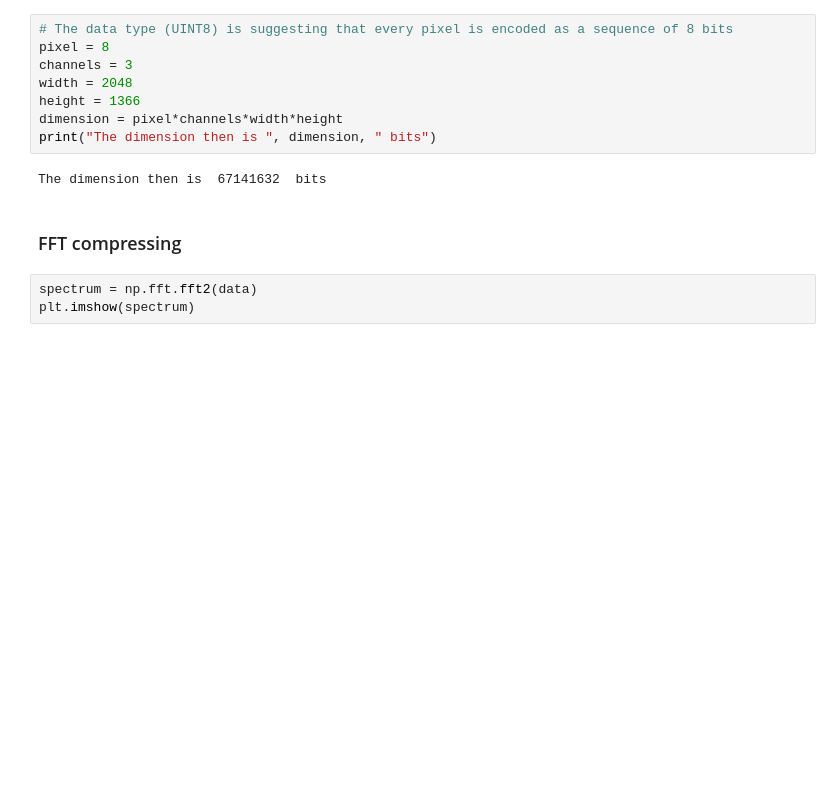
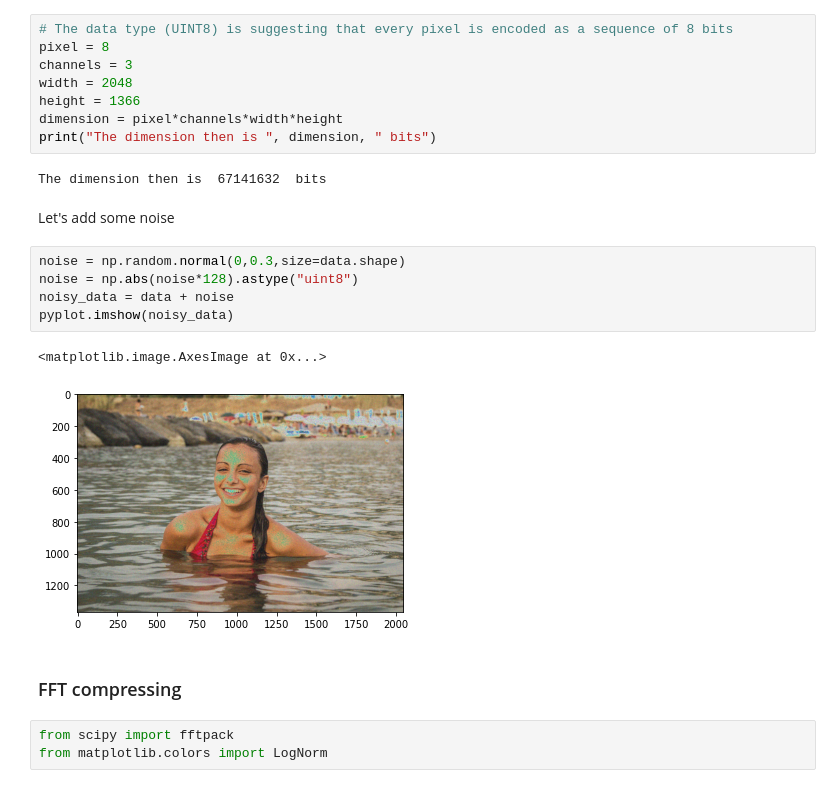
Before and after one commit to GiuliaLanzillotta/My-ML-exercises, a Jupyter notebook: Signal_processing.ipynb, the cells around one changed output. Cells and saved outputs as stored; diff of their text form; blank space fills up the shorter version.

```diff
--- a/Signal_processing.ipynb
+++ b/Signal_processing.ipynb
@@ -267,8 +267,18 @@ dimension = pixel*channels*width*height
 print("The dimension then is ", dimension, " bits")
 # %% [output]
 The dimension then is  67141632  bits
+# %% [markdown]
+Let's add some noise
+# %%
+noise = np.random.normal(0,0.3,size=data.shape)
+noise = np.abs(noise*128).astype("uint8")
+noisy_data = data + noise
+pyplot.imshow(noisy_data)
+# %% [output]
+<matplotlib.image.AxesImage at 0x...>
+[figure, added]
 # %% [markdown]
 ### FFT compressing
-# %%
-spectrum = np.fft.fft2(data)
-plt.imshow(spectrum)
+# %%
+from scipy import fftpack
+from matplotlib.colors import LogNorm
```
Also changed, not shown: parts of 5 cells of this notebook.
